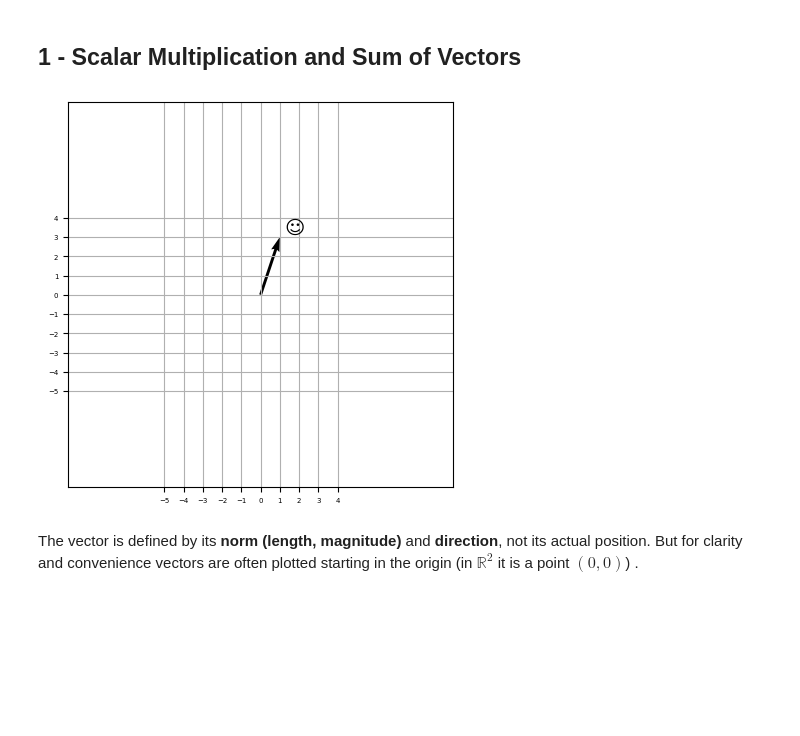
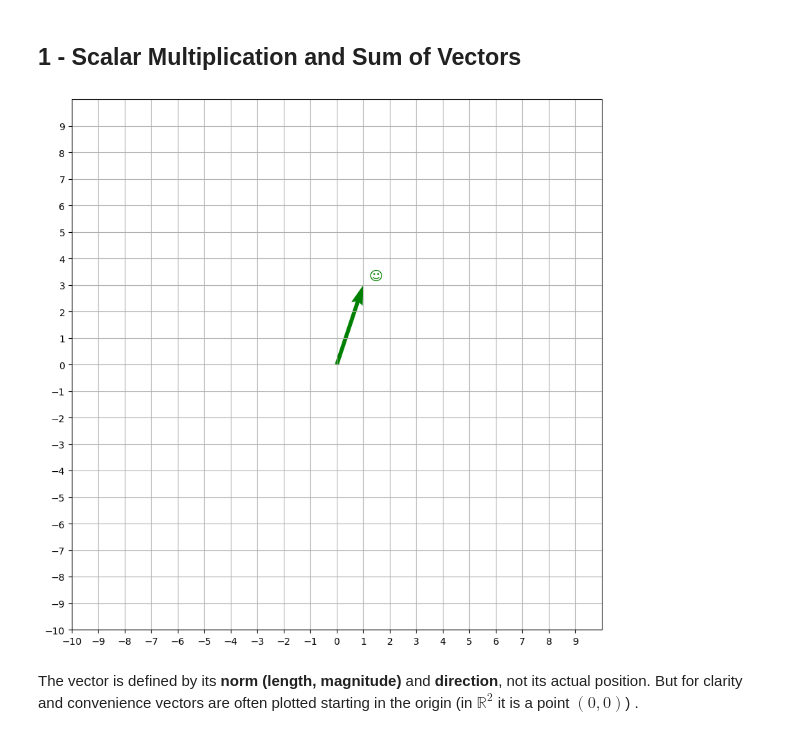
Before and after one commit to imon333/Linear-Algebra-for-Machine-Learning-and-Data-science, a Jupyter notebook: week_3/C1_W3_Lab_1_vector_operations.ipynb, the cells around one changed output. Drawn from its saved outputs; the diff is of its cells as text; code cells hidden in the pictures; blank space fills up the shorter version.

```diff
--- a/week_3/C1_W3_Lab_1_vector_operations.ipynb
+++ b/week_3/C1_W3_Lab_1_vector_operations.ipynb
@@ -8,30 +8,30 @@ import numpy as np
 # %%
 import matplotlib.pyplot as plt
 
 
 def plot_vectors(list_v, list_label, list_color):
-    _, ax = plt.subplots(figsize=(5, 5))
-    ax.tick_params(axis='x', labelsize=5)
-    ax.tick_params(axis='y', labelsize=5)
-    ax.set_xticks(np.arange(-5, 5))
-    ax.set_yticks(np.arange(-5, 5))
+    _, ax = plt.subplots(figsize=(10, 10))
+    ax.tick_params(axis='x', labelsize=10)
+    ax.tick_params(axis='y', labelsize=10)
+    ax.set_xticks(np.arange(-10, 10))
+    ax.set_yticks(np.arange(-10, 10))
 
 
     plt.axis([-10, 10, -10, 10])
     for i, v in enumerate(list_v):
         sgn = 0.4 * np.array([[1] if i==0 else [i] for i in np.sign(v)])
         plt.quiver(v[0], v[1], color=list_color[i], angles='xy', scale_units='xy', scale=1)
         ax.text(v[0]-0.2+sgn[0], v[1]-0.2+sgn[1], list_label[i], fontsize=14, color=list_color[i])
 
     plt.grid()
     plt.gca().set_aspect("equal")
     plt.show()
 
 v = np.array([[1],[3]])
 # Arguments: list of vectors as NumPy arrays, labels, colors.
-plot_vectors([v], [f"$☺$"], ["black"])
+plot_vectors([v], [f"$☺$"], ["green"])
 # %% [output]
-[figure, old version]
+[figure, new version]
 # %% [markdown]
 The vector is defined by its **norm (length, magnitude)** and **direction**, not its actual position. But for clarity and convenience vectors are often plotted starting in the origin (in $\mathbb{R}^2$ it is a point $(0,0)$) .
 # %% [markdown]
```
Also changed, not shown: parts of 9 cells of this notebook.
